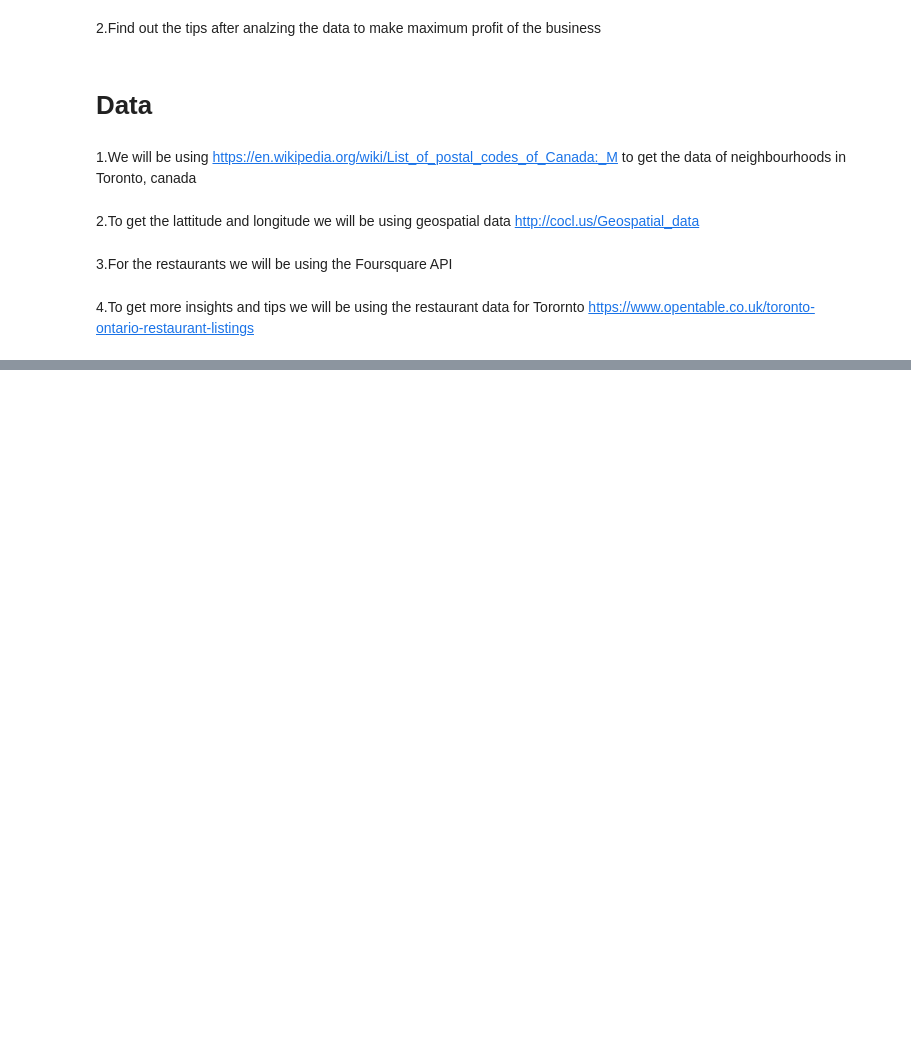
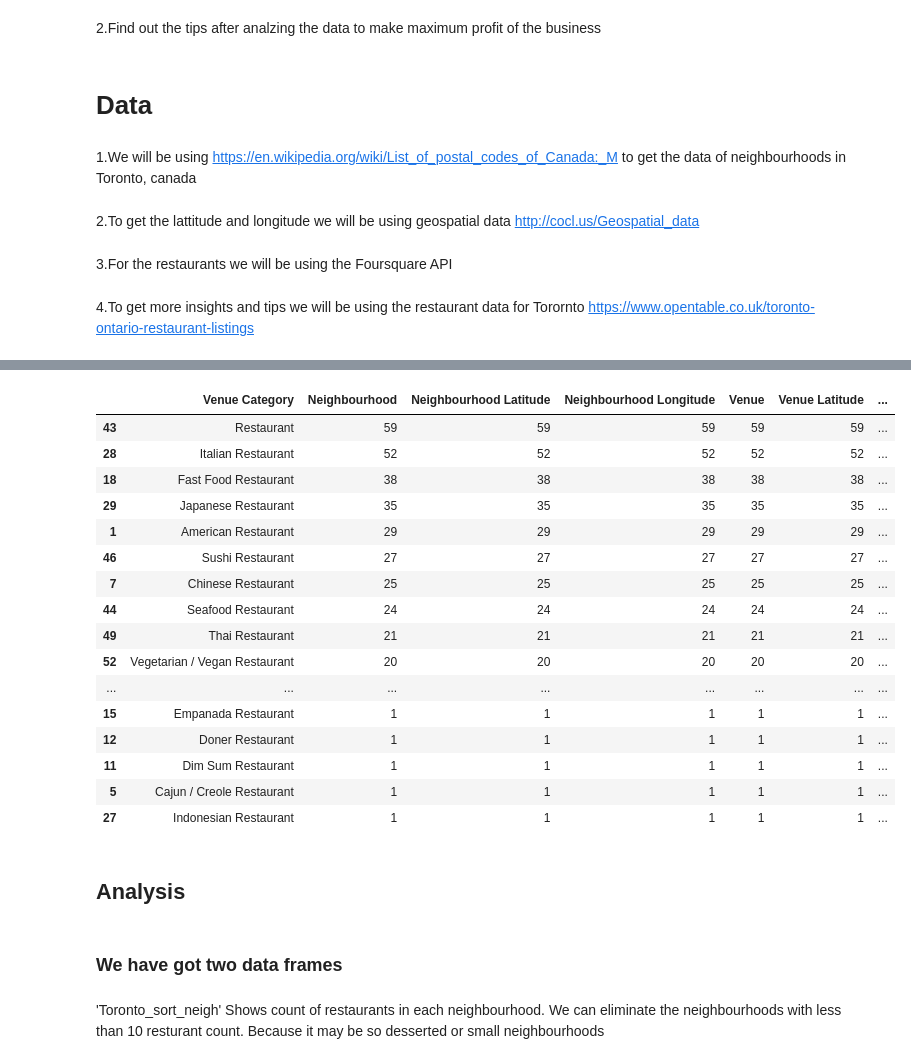
Before and after one commit to iamSimi/Capstone-project, a Jupyter notebook: Capstone project.ipynb, the cells around one changed output, grey strips where cells are left out. Saved outputs shown, nothing was run; the diff lists cells and outputs as text; code cells hidden in the pictures; blank space fills up the shorter version.

```diff
--- a/Capstone project.ipynb
+++ b/Capstone project.ipynb
@@ -29,0 +353,29 @@ he says!!
+# %%
+Toronto_grouped_type = Toronto_restaurant.groupby('Venue Category').count().reset_index()
+Toronto_sort_type=Toronto_grouped_type.sort_values(by='Venue' ,ascending=False)
+Toronto_sort_type
+# %% [output]
+|  | Venue Category | Neighbourhood | Neighbourhood Latitude | Neighbourhood Longitude | Venue | Venue Latitude | ... |
+| 43 | Restaurant | 59 | 59 | 59 | 59 | 59 | ... |
+| 28 | Italian Restaurant | 52 | 52 | 52 | 52 | 52 | ... |
+| 18 | Fast Food Restaurant | 38 | 38 | 38 | 38 | 38 | ... |
+| 29 | Japanese Restaurant | 35 | 35 | 35 | 35 | 35 | ... |
+| 1 | American Restaurant | 29 | 29 | 29 | 29 | 29 | ... |
+| 46 | Sushi Restaurant | 27 | 27 | 27 | 27 | 27 | ... |
+| 7 | Chinese Restaurant | 25 | 25 | 25 | 25 | 25 | ... |
+| 44 | Seafood Restaurant | 24 | 24 | 24 | 24 | 24 | ... |
+| 49 | Thai Restaurant | 21 | 21 | 21 | 21 | 21 | ... |
+| 52 | Vegetarian / Vegan Restaurant | 20 | 20 | 20 | 20 | 20 | ... |
+| ... | ... | ... | ... | ... | ... | ... | ... |
+| 15 | Empanada Restaurant | 1 | 1 | 1 | 1 | 1 | ... |
+| 12 | Doner Restaurant | 1 | 1 | 1 | 1 | 1 | ... |
+| 11 | Dim Sum Restaurant | 1 | 1 | 1 | 1 | 1 | ... |
+| 5 | Cajun / Creole Restaurant | 1 | 1 | 1 | 1 | 1 | ... |
+| 27 | Indonesian Restaurant | 1 | 1 | 1 | 1 | 1 | ... |
+# %% [markdown]
+## Analysis
+# %% [markdown]
+<h3> We have got two data frames </h3>
+# %% [markdown]
+'Toronto_sort_neigh' Shows count of restaurants in each neighbourhood.
+We can eliminate the neighbourhoods with less than 10 resturant count. Because it may be so desserted or small neighbourhoods
```
Also changed, not shown: parts of 48 cells of this notebook.
